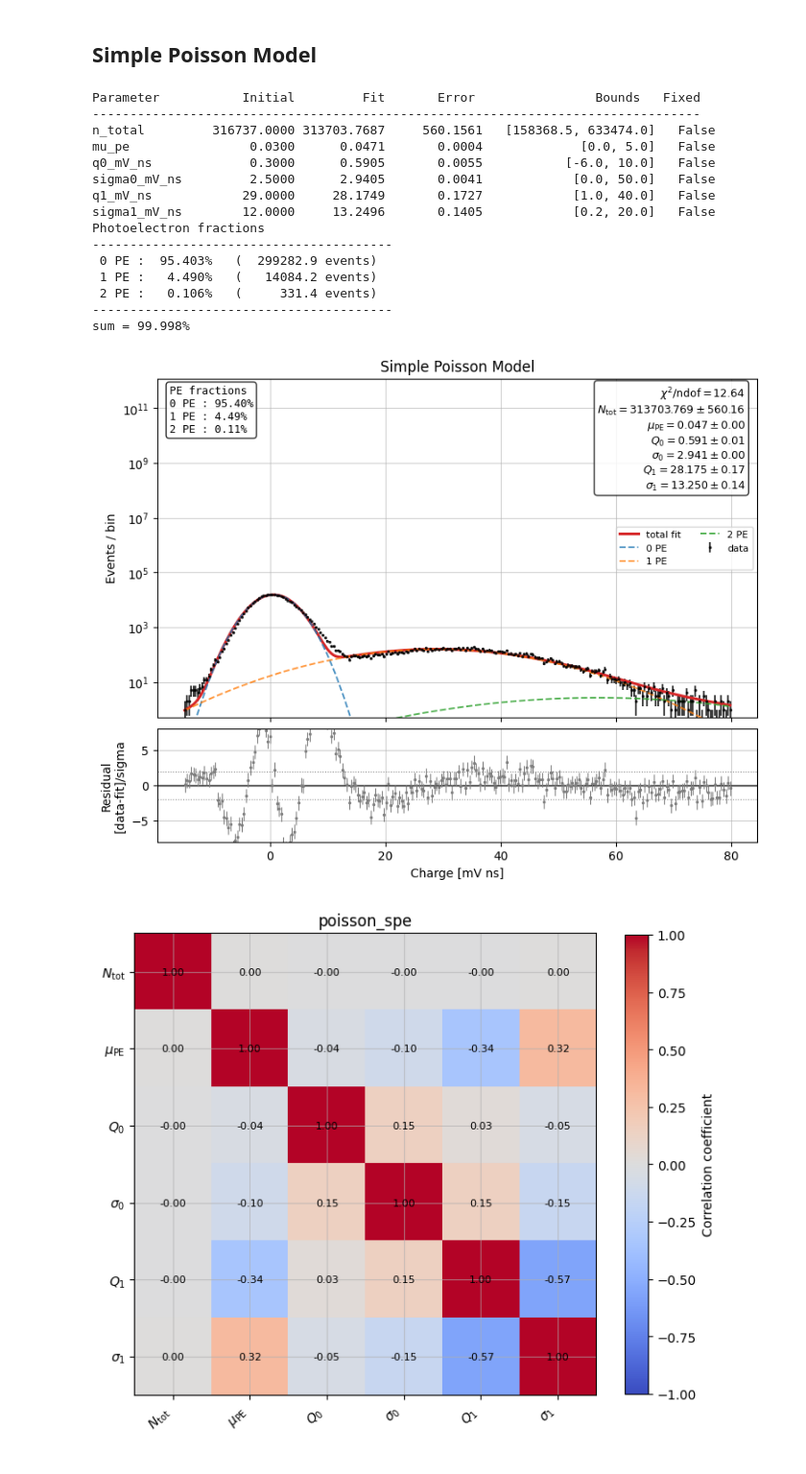
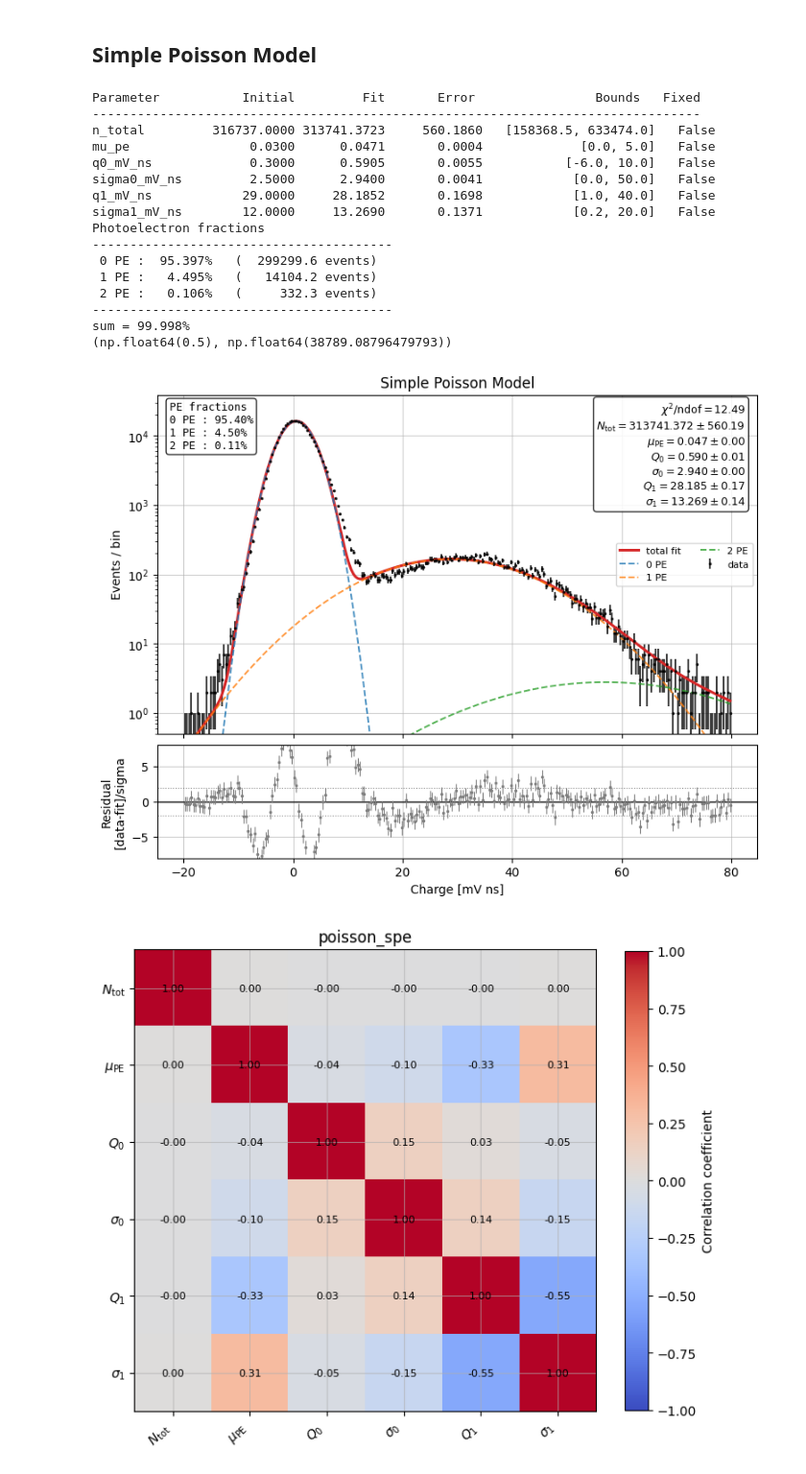
Before and after one commit to TAU-neutrino-lab/PMT-characterization, a Jupyter notebook: PMT-calibration/generic_fit.ipynb, the cells around one changed output. Shown at 96% size. Cells and saved outputs as stored; diff of their text form; code cells hidden in the pictures.

```diff
--- a/PMT-calibration/generic_fit.ipynb
+++ b/PMT-calibration/generic_fit.ipynb
@@ -56,7 +56,8 @@ Number of files loaded: 10
 ### if and where to save plots
 # %%
 save_plots = True
-save_dir = 'plots_fit_resultss'
+# save_dir = 'plots_fit_results_850V_20MHz'
+save_dir = 'plots_fit_results'
 file_nickname = file_name
 # %% [markdown]
 # Configuration
@@ -205,0 +197,5 @@ fit_general
+# %%
+print(f"full range = ({fit_range_full[0]:.2f}, {fit_range_full[1]:.2f})")
+
+# fit_range = fit_range_full
+fit_range = (-20, 80)
@@ -205,0 +225,3 @@ fit_general
+# %%
+nbins = 250
+_ = binning_diagnostics( charge_mV_ns, nbins, fit_range=fit_range )
@@ -221,66 +255,58 @@ p0_poisson = {
     "mu_pe":        [0.03, 0.001, 5.0, False],
 }
 
-fit_poisson = fit_poisson_spe(
-    charge_mV_ns,
-    p0=p0_poisson,
-    max_pe=maxPE,
-    bins=250, #default 250
-    fit_range=fit_range
+fit_poisson = fit_poisson_spe( charge_mV_ns, p0=p0_poisson, max_pe=maxPE,
+                               bins=nbins, #default 250
+                            #    fit_range=fit_range_full
+                               fit_range=fit_range
 )
 
 # table_poisson = fit_result_table(fit_poisson)
-# display( table_poisson )
-
 print_fit_result_table(fit_poisson)
 
 poisson_evt_fractions = poisson_npe_fractions( fit_poisson, maxPE)
 print_npe_fractions( poisson_evt_fractions, n_total=fit_poisson["parameters"]["n_total"] )
 
 fig, ax, ax_resid = plot_fit_result(
     fit_poisson,
     title="Simple Poisson Model",
     logscale=True,
-    # ylims= (0, 600),
     component_visibility_fraction=0, #1e-3,
+    # ylims=(1e-5, None),
     )
 
 fraction_lines = [  "PE fractions" ]
 for n_pe, frac in poisson_evt_fractions.items():
-    fraction_lines.append(
-        f"{n_pe} PE : {100*frac:.2f}%"
-    )
+    fraction_lines.append( f"{n_pe} PE : {100*frac:.2f}%" )
 
 fraction_text = "\n".join( fraction_lines )
 
 ax.text( 0.02, 0.98, fraction_text, transform=ax.transAxes,
     ha="left", va="top", fontsize=9, family="monospace",
-    bbox=dict(
-        boxstyle="round",
-        facecolor="white",
-        alpha=0.85,
-    ))
+    bbox=dict( boxstyle="round", facecolor="white", alpha=0.85 )
+    )
 
+fit_poisson["diagnostics"]
 
-
-save_plot(fig, save_plots, save_dir, file_nickname, f"fit_Poisson",  Nevents=None);
+save_plot(fig, save_plots, save_dir, file_nickname, f"fit_Poisson_{nbins}bins",  Nevents=None);
 # %% [output]
 Parameter           Initial         Fit       Error                Bounds   Fixed
 ---------------------------------------------------------------------------------
-n_total         316737.0000 313703.7687     560.1561   [158368.5, 633474.0]   False
+n_total         316737.0000 313741.3723     560.1860   [158368.5, 633474.0]   False
 mu_pe                0.0300      0.0471       0.0004             [0.0, 5.0]   False
 q0_mV_ns             0.3000      0.5905       0.0055           [-6.0, 10.0]   False
-sigma0_mV_ns         2.5000      2.9405       0.0041            [0.0, 50.0]   False
-q1_mV_ns            29.0000     28.1749       0.1727            [1.0, 40.0]   False
-sigma1_mV_ns        12.0000     13.2496       0.1405            [0.2, 20.0]   False
+sigma0_mV_ns         2.5000      2.9400       0.0041            [0.0, 50.0]   False
+q1_mV_ns            29.0000     28.1852       0.1698            [1.0, 40.0]   False
+sigma1_mV_ns        12.0000     13.2690       0.1371            [0.2, 20.0]   False
 Photoelectron fractions
 ----------------------------------------
- 0 PE :  95.403%   (  299282.9 events)
- 1 PE :   4.490%   (   14084.2 events)
- 2 PE :   0.106%   (     331.4 events)
+ 0 PE :  95.397%   (  299299.6 events)
+ 1 PE :   4.495%   (   14104.2 events)
+ 2 PE :   0.106%   (     332.3 events)
 ----------------------------------------
 sum = 99.998%
+(np.float64(0.5), np.float64(38789.08796479793))
-[figure, old version]
+[figure, new version]
 # %%
 fig, ax = plt.subplots( figsize=(8, 8) )
 plot_correlation_matrix(fig, ax, fit_poisson)
```
Also changed, not shown: parts of 14 cells of this notebook, 8 other files.
